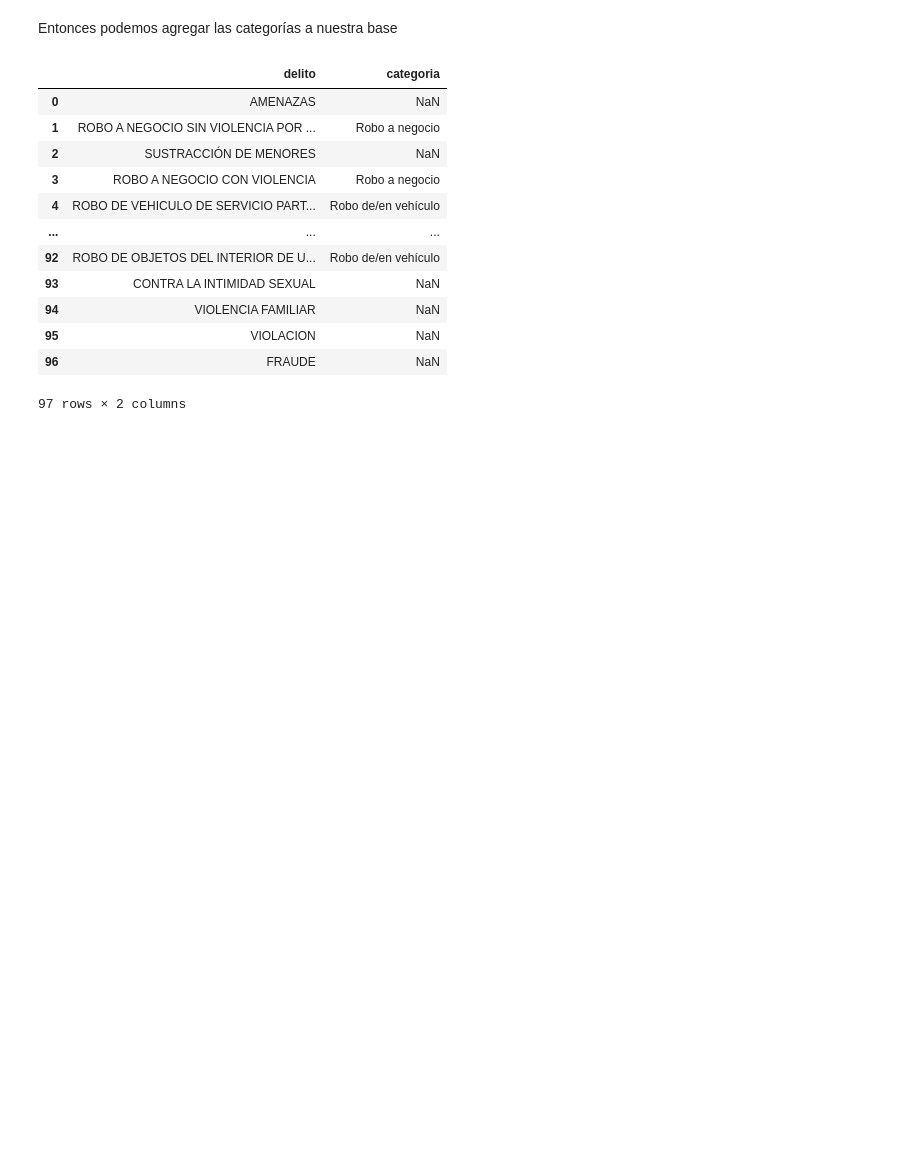
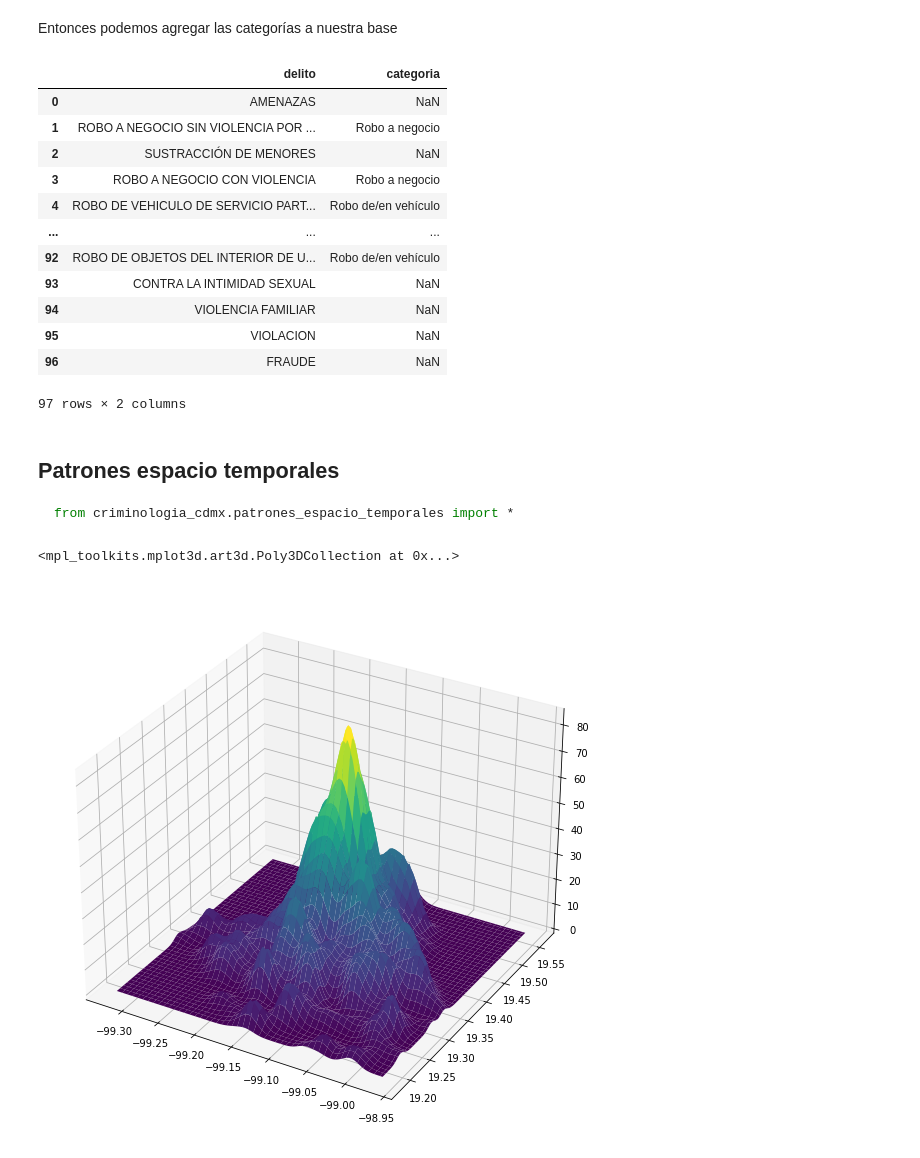
Before and after one commit to CentroGeo/criminologia_cdmx, a Jupyter notebook: index.ipynb, the cells around one changed output. Saved outputs shown, nothing was run; the diff lists cells and outputs as text; code cells hidden in the pictures; blank space fills up the shorter version.

Commit message:
inicio del módulo patrones_espacio_temporales.

`````diff
--- a/index.ipynb
+++ b/index.ipynb
@@ -97,3 +100,22 @@ carpetas[['delito', 'categoria']]
 | 95 | VIOLACION | NaN |
 | 96 | FRAUDE | NaN |
 97 rows × 2 columns
+# %% [markdown]
+## Patrones espacio temporales
+
+````Python
+from criminologia_cdmx.patrones_espacio_temporales import *
+````
+# %%
+carpetas = get_carpetas_from_api(1000)
+x = carpetas.geometry.x.to_numpy()
+y = carpetas.geometry.y.to_numpy()
+params = {'bandwidth': np.linspace(0.001, 0.1, 100)}
+bw = ajusta_bandwidth_kde(x, y, params)
+xx, yy, zz = kde2D(x, y, bw, xbins=100j, ybins=100j)
+fig = plt.figure(figsize=(10,10))
+ax = plt.axes(projection='3d')
+ax.plot_surface(xx, yy, zz,cmap='viridis', edgecolor='none')
+# %% [output]
+<mpl_toolkits.mplot3d.art3d.Poly3DCollection at 0x...>
+[figure, added]
`````
Also changed, not shown: parts of 1 cell of this notebook, 7 other files.
